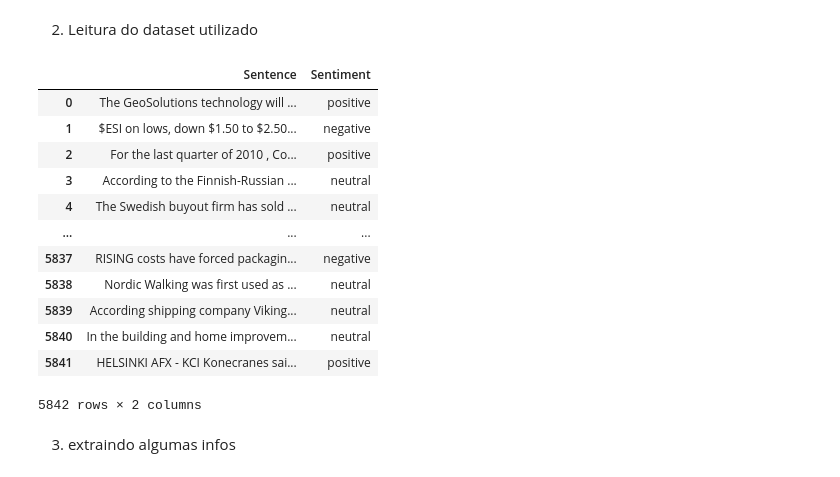
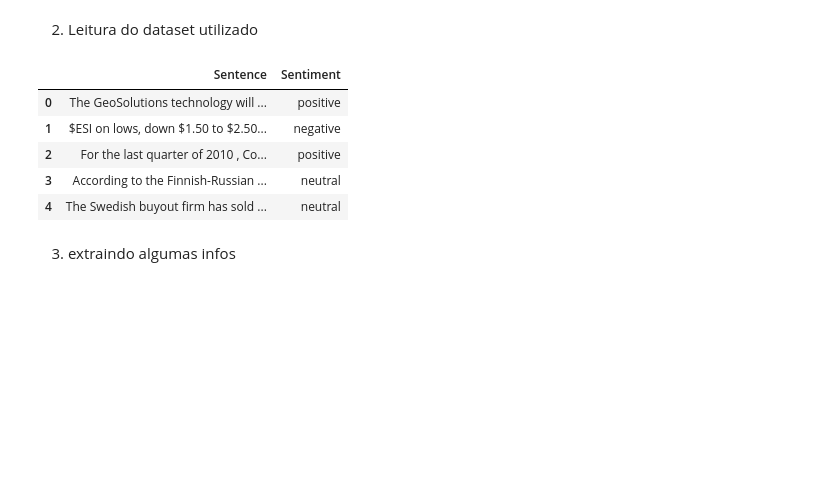
Before and after one commit to zairobastos/moodgram, a Jupyter notebook: analise.ipynb, the cells around one changed output. Drawn from its saved outputs; the diff is of its cells as text; code cells hidden in the pictures; blank space fills up the shorter version.

```diff
--- a/analise.ipynb
+++ b/analise.ipynb
@@ -8,21 +9,14 @@ import pandas as pd
 2. Leitura do dataset utilizado
 # %%
 df_sentimentos = pd.read_csv("./data/data.csv",sep=",",encoding="utf-8")
-display(df_sentimentos)
+df_sentimentos.head()
 # %% [output]
 |  | Sentence | Sentiment |
 | 0 | The GeoSolutions technology will ... | positive |
 | 1 | $ESI on lows, down $1.50 to $2.50... | negative |
 | 2 | For the last quarter of 2010 , Co... | positive |
 | 3 | According to the Finnish-Russian ... | neutral |
 | 4 | The Swedish buyout firm has sold ... | neutral |
-| ... | ... | ... |
-| 5837 | RISING costs have forced packagin... | negative |
-| 5838 | Nordic Walking was first used as ... | neutral |
-| 5839 | According shipping company Viking... | neutral |
-| 5840 | In the building and home improvem... | neutral |
-| 5841 | HELSINKI AFX - KCI Konecranes sai... | positive |
-5842 rows × 2 columns
 # %% [markdown]
 3. extraindo algumas infos
 # %%
```
Also changed, not shown: parts of 23 cells of this notebook.
